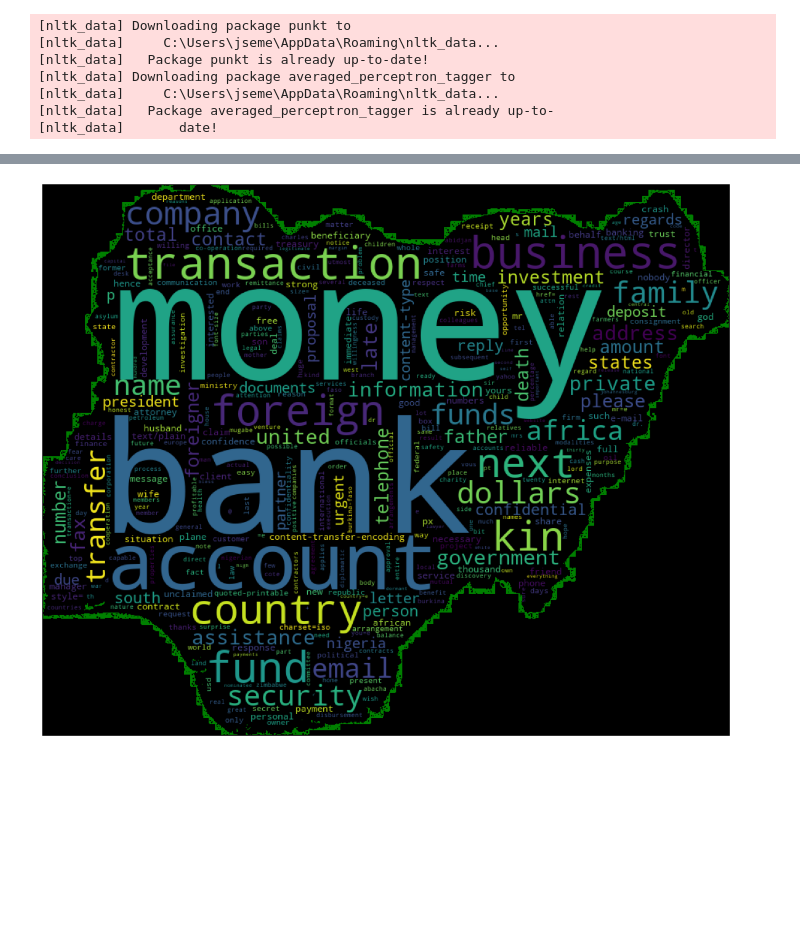
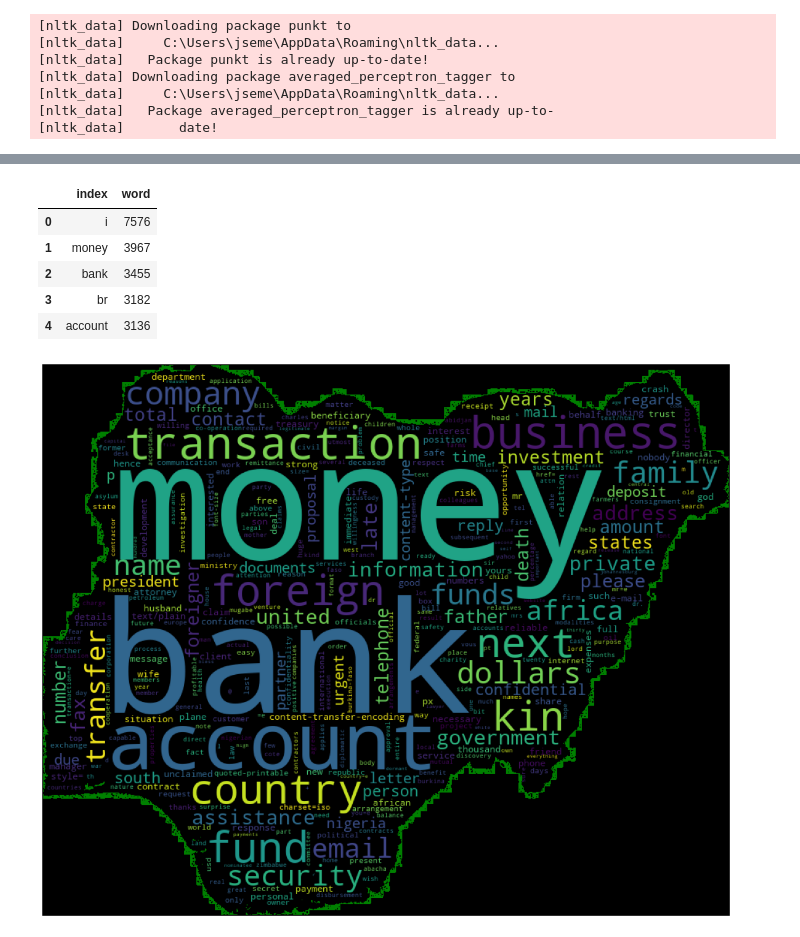
Before and after one commit to JSemelhago/FraudEmailAnalysis, a Jupyter notebook: src/FraudEmails.ipynb, the cells around one changed output, grey strips where cells are left out. Saved outputs shown, nothing was run; the diff lists cells and outputs as text; code cells hidden in the pictures; blank space fills up the shorter version.

```diff
--- a/src/FraudEmails.ipynb
+++ b/src/FraudEmails.ipynb
@@ -45,0 +82,12 @@ tags = nltk.pos_tag(formatEmailsList)
+# %%
+dfnoun = df[df['tag']=='NN']
+dfnoun = dfnoun.word.value_counts().reset_index()
+dfnoun = dfnoun[dfnoun['word']>frequency]
+dfnoun.head()
+# %% [output]
+|  | index | word |
+| 0 | i | 7576 |
+| 1 | money | 3967 |
+| 2 | bank | 3455 |
+| 3 | br | 3182 |
+| 4 | account | 3136 |
```
Also changed, not shown: parts of 10 cells of this notebook, 1 other file.
